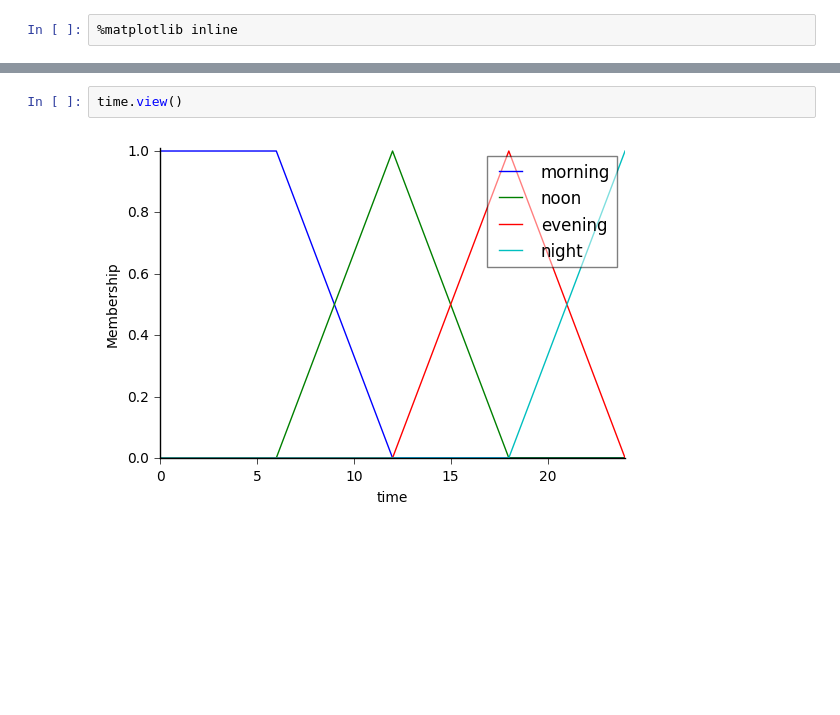
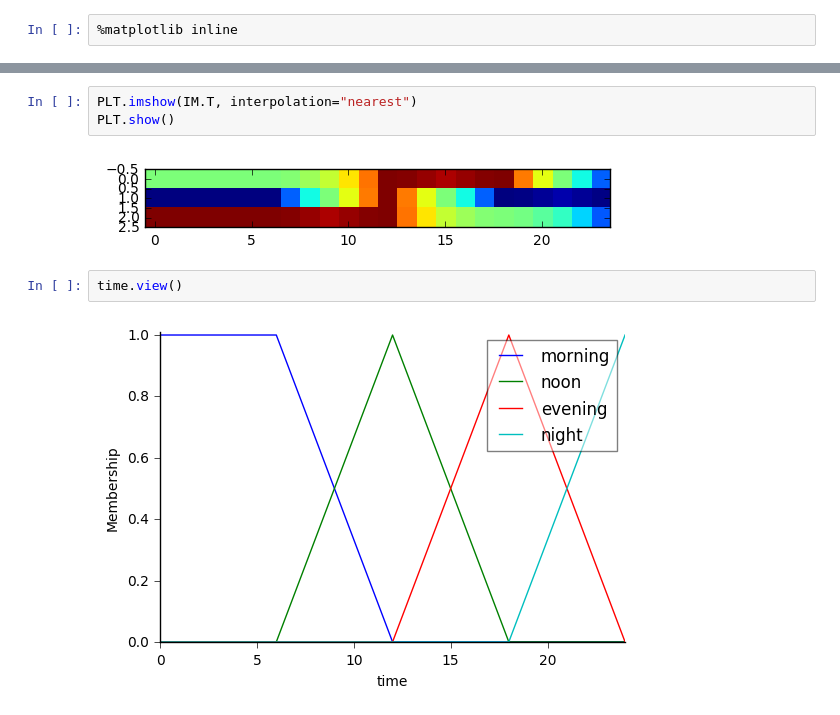
Before and after one commit to ilyadorosh/thesis, a Jupyter notebook: CyberPlant-Copy1.ipynb, the cells around one changed output, grey strips where cells are left out. Saved outputs shown, nothing was run; the diff lists cells and outputs as text; blank space fills up the shorter version.

```diff
--- a/CyberPlant-Copy1.ipynb
+++ b/CyberPlant-Copy1.ipynb
@@ -26,3 +97,8 @@ time['night'] = fuzz.trimf(time.universe, [18, 24, 25])
+# %%
+PLT.imshow(IM.T, interpolation="nearest")
+PLT.show()
+# %% [output]
+[figure, added]
 # %%
 time.view()
 # %% [output]
```
Also changed, not shown: parts of 22 cells of this notebook.
